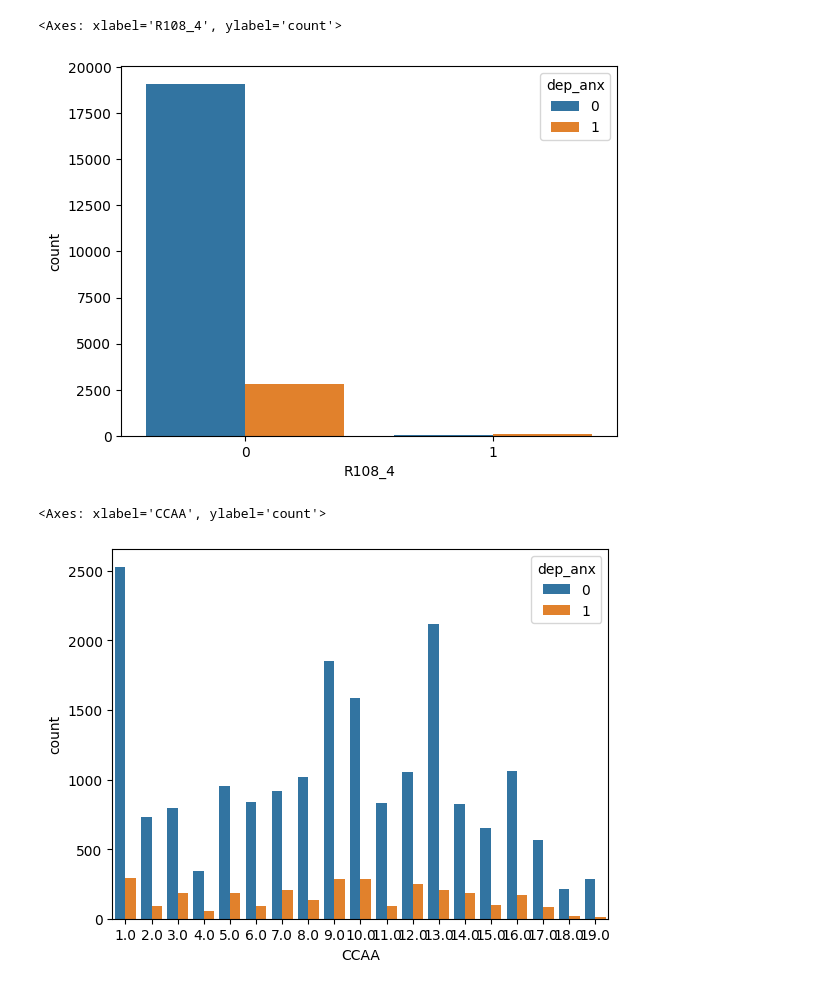
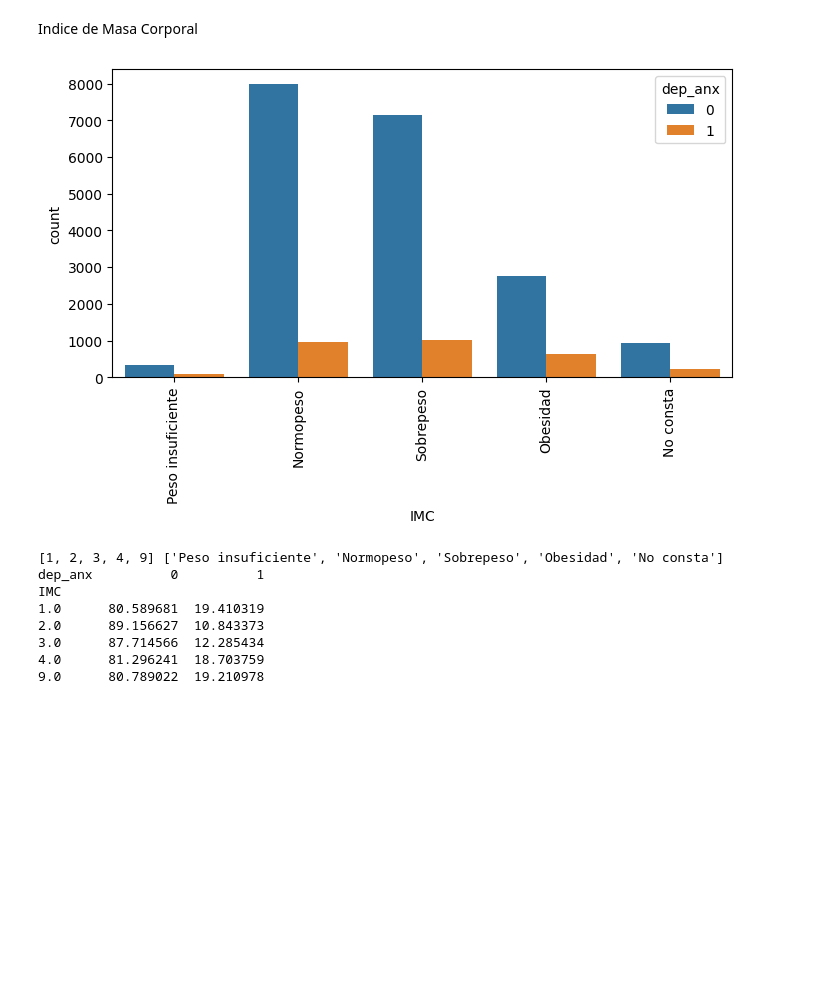
Before and after one commit to linama2593/mental_health_spain, a Jupyter notebook: src/test_alfon.ipynb, the cells around one changed output. Cells and saved outputs as stored; diff of their text form; code cells hidden in the pictures; blank space fills up the shorter version.

```diff
--- a/src/test_alfon.ipynb
+++ b/src/test_alfon.ipynb
@@ -2,5 +2,14 @@
 import pandas as pd
 import seaborn as sns
 import matplotlib.pyplot as plt
+# %%
+import json
+
+# Ruta al archivo JSON
+ruta_json = "../data/json_files/full_var_dict.json"
+
+# Carga el JSON desde el archivo
+with open(ruta_json, 'r') as archivo:
+    varijson = json.load(archivo)
 # %%
 df = pd.read_csv('../data/processed/df_final.csv')
@@ -41,0 +18,6 @@ sns.countplot(data = df, x = x_, hue = 'dep_anx')
+# %%
+def percentage_dep_anx (valor):
+    counts = df.groupby([valor, 'dep_anx']).size()
+    counts_df = counts.unstack()
+    percentage_df = counts_df.div(counts_df.sum(axis=1), axis=0) * 100
+    print(percentage_df)
@@ -41,0 +26,11 @@ sns.countplot(data = df, x = x_, hue = 'dep_anx')
+# %%
+def parse_json(columna):
+    categories = list(varijson[columna]['diccionario'].values())
+    categories = [str(cat) for cat in categories]
+
+    values=list(varijson[columna]['diccionario'].keys())
+    values = [int(cat) for cat in values]
+
+    title = varijson[columna]['Descripción']
+
+    return values, categories, title
@@ -41,0 +39,10 @@ sns.countplot(data = df, x = x_, hue = 'dep_anx')
+# %%
+def multivariable_plot (valor):
+    fig, ax = plt.subplots(figsize=(8, 4))
+    values, categories, title= parse_json(valor)
+    sns.countplot(data = df, x = valor, hue ='dep_anx', ax=ax)
+    counts = df[valor].value_counts()
+    ax.set_xticks(range(len(values)))
+    ax.set_xticklabels(categories,  rotation=90)
+    plt.show()
+    print(values, categories)
@@ -63,14 +139,17 @@ sns.countplot(data = df, x = x_, hue = 'dep_anx')
-# %%
-x_ = 'R108_4'
-
-sns.countplot(data = df, x = x_, hue = 'dep_anx')
-# %% [output]
-<Axes: xlabel='R108_4', ylabel='count'>
-[figure, removed]
-# %%
-x_ = 'CCAA'
-
-sns.countplot(data = df, x = x_, hue = 'dep_anx')
-# %% [output]
-<Axes: xlabel='CCAA', ylabel='count'>
-[figure, removed]
+# %% [markdown]
+Indice de Masa Corporal
+# %%
+x_ = 'IMC'
+
+multivariable_plot(x_)
+percentage_dep_anx(x_)
+# %% [output]
+[figure, added]
+[1, 2, 3, 4, 9] ['Peso insuficiente', 'Normopeso', 'Sobrepeso', 'Obesidad', 'No consta']
+dep_anx          0          1
+IMC
+1.0      80.589681  19.410319
+2.0      89.156627  10.843373
+3.0      87.714566  12.285434
+4.0      81.296241  18.703759
+9.0      80.789022  19.210978
```
Also changed, not shown: parts of 26 cells of this notebook.
